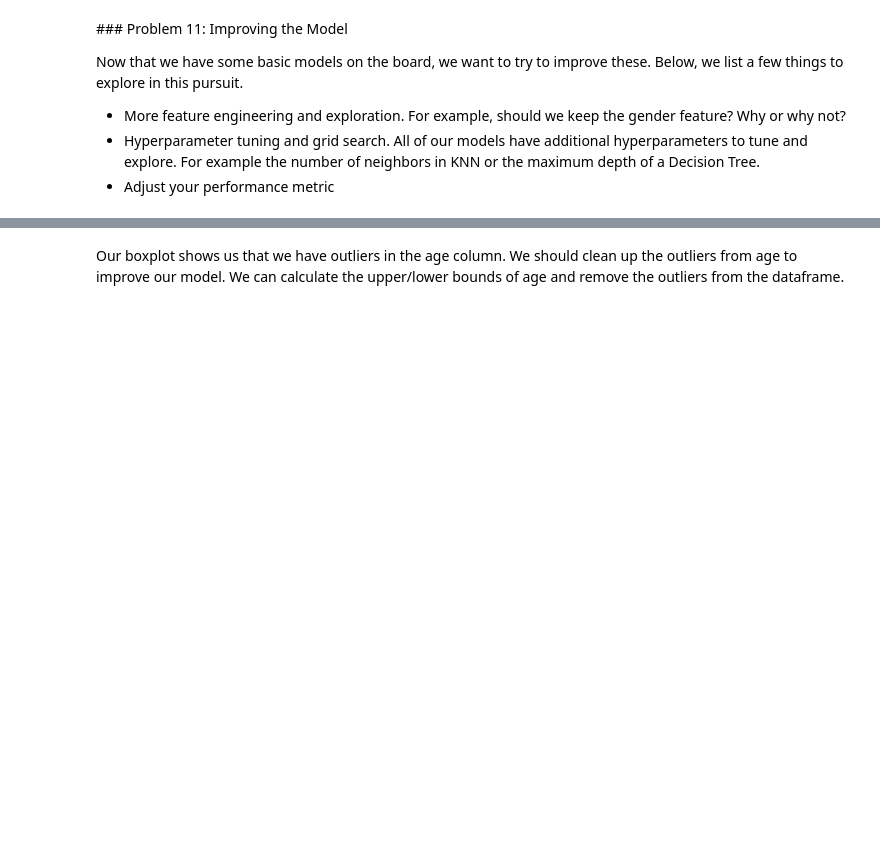
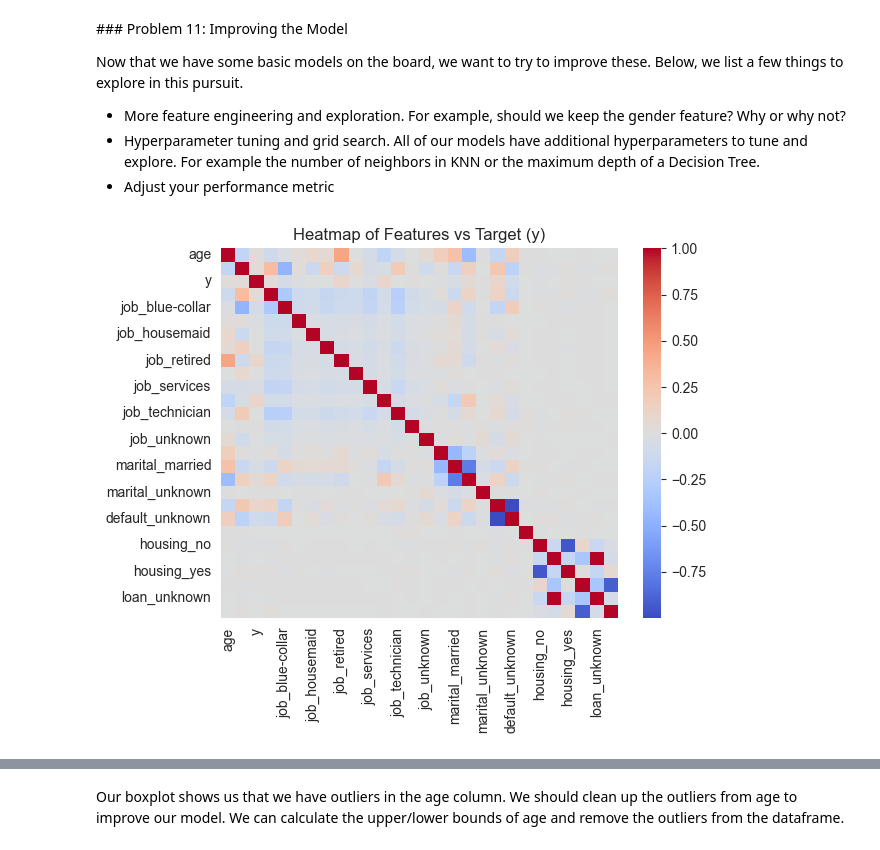
Before and after one commit to dslapelis/ML-AI-17, a Jupyter notebook: prompt_III.ipynb, the cells around one changed output, grey strips where cells are left out. Drawn from its saved outputs; the diff is of its cells as text; code cells hidden in the pictures; blank space fills up the shorter version.

Commit message:
Add images and README.md

```diff
--- a/prompt_III.ipynb
+++ b/prompt_III.ipynb
@@ -297,4 +299,15 @@ Now that we have some basic models on the board, we want to try to improve these
 - More feature engineering and exploration.  For example, should we keep the gender feature?  Why or why not?
 - Hyperparameter tuning and grid search.  All of our models have additional hyperparameters to tune and explore.  For example the number of neighbors in KNN or the maximum depth of a Decision Tree.
 - Adjust your performance metric
+# %%
+import matplotlib.pyplot as plt
+
+corr_df = df_encoded.drop(columns=["duration", "campaign", "pdays", "previous", "poutcome_failure", "poutcome_nonexistent", "poutcome_success", *months, *days, *contact, *misc])
+
+correlation_matrix = corr_df.corr()
+sns.heatmap(correlation_matrix, cmap="coolwarm")
+plt.title("Heatmap of Features vs Target (y)")
+plt.savefig("./images/heatmap.png", bbox_inches='tight')
+# %% [output]
+[figure, added]
 # %%
```
Also changed, not shown: parts of 12 cells of this notebook, 7 other files.
